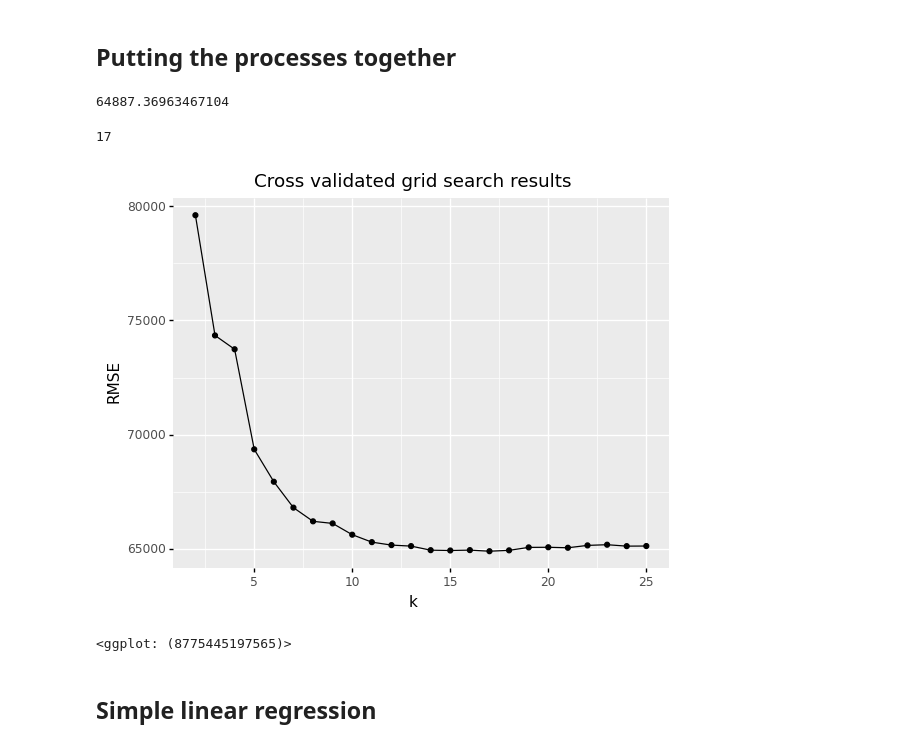
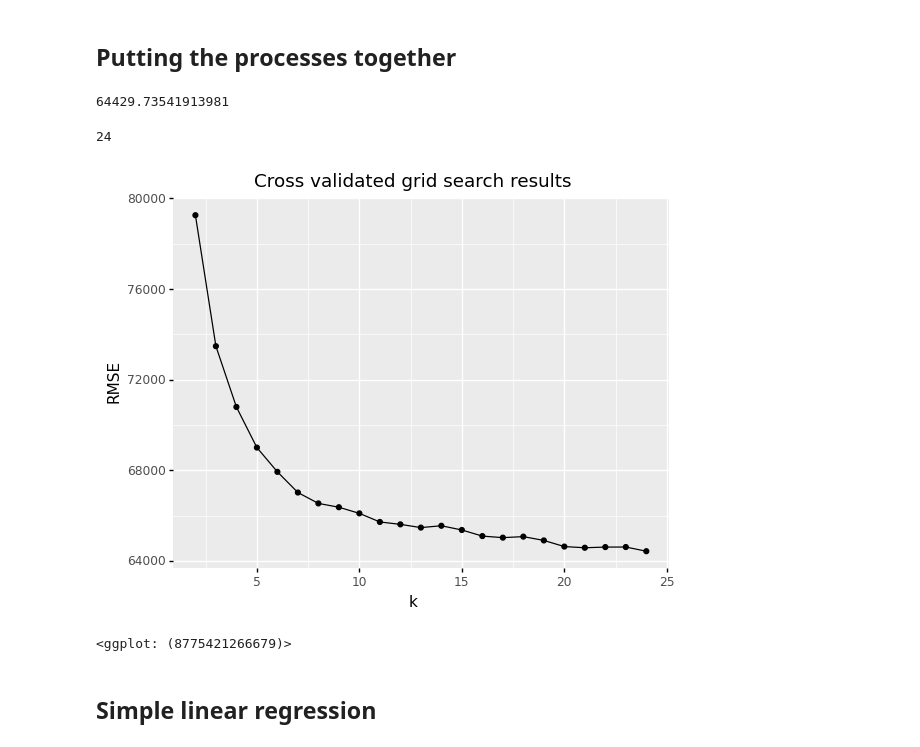
Before and after one commit to novr1512/saudi_aqar_price_prediction, a Jupyter notebook: Awatef's_ML.ipynb, the cells around one changed output. Saved outputs shown, nothing was run; the diff lists cells and outputs as text; code cells hidden in the pictures.

```diff
--- a/Awatef's_ML.ipynb
+++ b/Awatef's_ML.ipynb
@@ -303,7 +309,7 @@ all_rmse = pd.DataFrame({'k': range(2, 25),
 ## Putting the processes together
 # %%
 # create train/test split
-train, test = train_test_split(H_data, train_size=0.6, random_state=123)
+train, test = train_test_split(H_data, train_size=0.6, random_state=125)
 
 # separate features from labels and only use numeric features
 X_train = train.select_dtypes(include='number').drop("price", axis=1)
@@ -316,10 +322,10 @@ knn = KNeighborsRegressor()
 loss = 'neg_root_mean_squared_error'
 
 # create 10 fold CV object
-kfold = KFold(n_splits=10, random_state=123, shuffle=True)
+kfold = KFold(n_splits=10, random_state=125, shuffle=True)
 
 # Create grid of hyperparameter values
-hyper_grid = {'n_neighbors': range(2, 26)}
+hyper_grid = {'n_neighbors': range(2, 25)}
 
 # Tune a knn model using grid search
 grid_search = GridSearchCV(knn, hyper_grid, cv=kfold, scoring=loss)
@@ -328,24 +334,24 @@ results = grid_search.fit(X_train, y_train)
 # Best model's cross validated RMSE
 abs(results.best_score_)
 # %% [output]
-64887.36963467104
+64429.73541913981
 # %%
 # Best model's k value
 results.best_estimator_.get_params().get('n_neighbors')
 # %% [output]
-17
+24
 # %%
 # Plot all RMSE results
-all_rmse = pd.DataFrame({'k': range(2, 26),
+all_rmse = pd.DataFrame({'k': range(2, 25),
                          'RMSE': np.abs(results.cv_results_['mean_test_score'])})
 
 (ggplot(all_rmse, aes(x='k', y='RMSE'))
  + geom_line()
  + geom_point()
  + ggtitle("Cross validated grid search results"))
 # %% [output]
-[figure, old version]
+[figure, new version]
-<ggplot: (8775445197565)>
+<ggplot: (8775421266679)>
 # %%
 # Saudi Aqar housing data
 # ames = pd.read_csv("../data/housing.csv")
```
Also changed, not shown: parts of 25 cells of this notebook.
